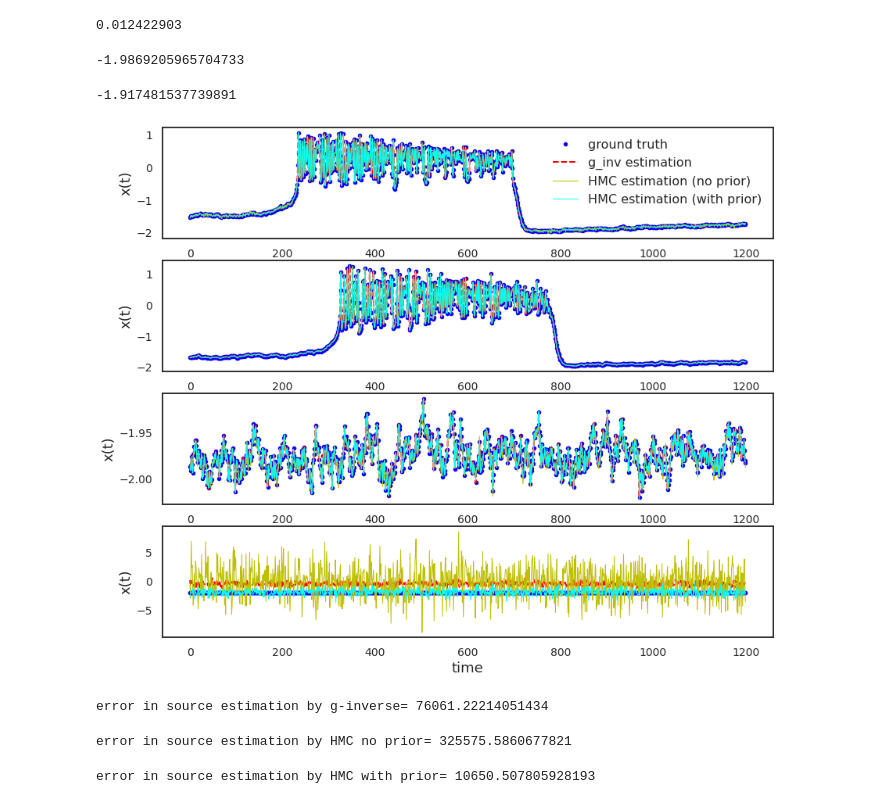
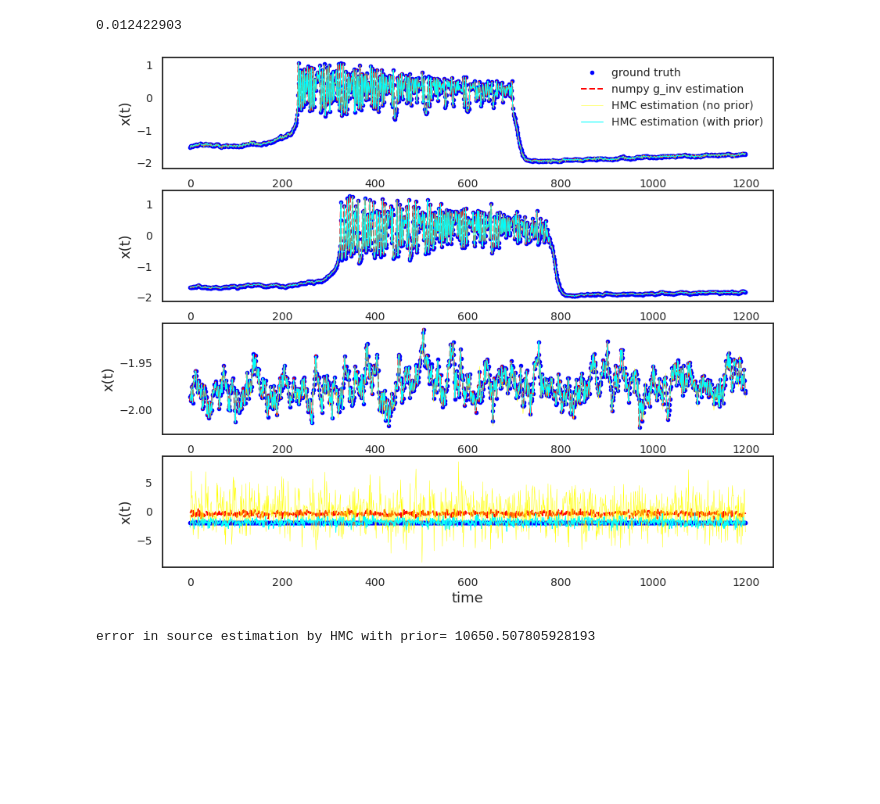
Before and after one commit to ins-amu/BVEP, a Jupyter notebook: PSL/SEEG_Epileptor6D_SourceEstimation_ginv_hmc.ipynb, the cells around one changed output. Saved outputs shown, nothing was run; the diff lists cells and outputs as text; code cells hidden in the pictures; blank space fills up the shorter version.

```diff
--- a/PSL/SEEG_Epileptor6D_SourceEstimation_ginv_hmc.ipynb
+++ b/PSL/SEEG_Epileptor6D_SourceEstimation_ginv_hmc.ipynb
@@ -439,0 +581,5 @@ stan_rdump(data_iput_dict, cwd+'/data_input_files/' + str(data_iput_filename)+ '
+# %%
+X_hmc_ginv=fit['X_est'][-nSample:]
+eps_hmc_ginv=fit['eps'][-nSample:]
+# %%
+X_est_hmc_ginv=np.mean(X_hmc_ginv, axis=0).T
@@ -439,0 +590,18 @@ stan_rdump(data_iput_dict, cwd+'/data_input_files/' + str(data_iput_filename)+ '
+# %%
+plt.figure(figsize=(14,12))
+
+for i in range(len(ROI)):
+    plt.subplot(len(ROI),1,i+1)
+    plt.plot(X_true[ROI[i],], '.b', linewidth=1, label='ground truth', zorder=1)
+    plt.plot(X_est_np_ginv[ROI[i],], 'r--', linewidth=2, label='numpy g_inv estimation', zorder=2)
+    plt.plot(X_est_hmc_ginv[ROI[i],], 'olive', linewidth=.5, label='HMC g_inv estimation', zorder=3)
+
+    plt.ylabel('x(t)',fontsize=18)
+    plt.xticks(fontsize=14)
+    plt.yticks(fontsize=14)
+    if i==0:
+        plt.legend(fontsize=14, frameon=False, loc='upper right')
+
+    if i==(len(ROI)-1):
+        plt.xlabel('time',fontsize=18)
+plt.show()
@@ -589,17 +783,17 @@ plt.figure(figsize=(14,12))
 
 for i in range(len(ROI)):
     plt.subplot(len(ROI),1,i+1)
-    plt.plot(X_true[ROI[i],], '.b', label='ground truth')
-    plt.plot(X_est_ginv[ROI[i],], 'r--', linewidth=2, label='g_inv estimation')
-    plt.plot(X_est_hmc_noprior[ROI[i],], 'y', linewidth=1, label='HMC estimation (no prior)')
+    plt.plot(X_true[ROI[i],], '.b', linewidth=1, label='ground truth', zorder=1)
+    plt.plot(X_est_np_ginv[ROI[i],], 'r--', linewidth=2, label='numpy g_inv estimation', zorder=2)
+    plt.plot(X_est_hmc_noprior[ROI[i],], 'yellow', linewidth=.75, label='HMC estimation (no prior)', zorder=3)
+
     plt.ylabel('x(t)',fontsize=18)
     plt.xticks(fontsize=14)
     plt.yticks(fontsize=14)
     if i==0:
-        plt.legend(fontsize=16, frameon=False, loc='upper right')
+        plt.legend(fontsize=14, frameon=False, loc='upper right')
 
     if i==(len(ROI)-1):
         plt.xlabel('time',fontsize=18)
-plt.savefig(os.path.join(cwd+'/Figs',"Selected_EstimatedSourceSignals_noprior.png"))
 plt.show()
 # %% [output]
@@ -776,32 +964,24 @@ eps_hmc_withprior.mean()
 0.012422903
 # %%
 X_est_hmc_withprior=np.mean(X_hmc_withprior, axis=0)
-# %%
-X_true[50,:].mean()
-# %% [output]
--1.9869205965704733
-# %%
-X_hmc_withprior[50,:].mean()
-# %% [output]
--1.917481537739891
 # %%
 plt.figure(figsize=(14,12))
 
 for i in range(len(ROI)):
     plt.subplot(len(ROI),1,i+1)
-    plt.plot(X_true[ROI[i],], '.b', label='ground truth')
-    plt.plot(X_est_ginv[ROI[i],], 'r--', linewidth=2, label='g_inv estimation')
-    plt.plot(X_est_hmc_noprior[ROI[i],], 'y', linewidth=1, label='HMC estimation (no prior)')
-    plt.plot(X_est_hmc_withprior[ROI[i],], 'cyan', linewidth=1, label='HMC estimation (with prior)')
+    plt.plot(X_true[ROI[i],], '.b', linewidth=1, label='ground truth', zorder=1)
+    plt.plot(X_est_np_ginv[ROI[i],], 'r--', linewidth=2, label='numpy g_inv estimation', zorder=2)
+    plt.plot(X_est_hmc_noprior[ROI[i],], 'yellow', linewidth=.5, label='HMC estimation (no prior)', zorder=4)
+    plt.plot(X_est_hmc_withprior[ROI[i],], 'cyan', linewidth=1, label='HMC estimation (with prior)', zorder=5)
+
     plt.ylabel('x(t)',fontsize=18)
     plt.xticks(fontsize=14)
     plt.yticks(fontsize=14)
     if i==0:
-        plt.legend(fontsize=16, frameon=False, loc='upper right')
+        plt.legend(fontsize=14, frameon=False, loc='upper right')
 
     if i==(len(ROI)-1):
         plt.xlabel('time',fontsize=18)
-plt.savefig(os.path.join(cwd+'/Figs',"Selected_EstimatedSourceSignals_withprior.png"))
 plt.show()
 # %% [output]
-[figure, old version]
+[figure, new version]
@@ -810,4 +987,0 @@ Err_per_region_ginv= np.sum((X_est_ginv-X_true)**2, axis=1)
-# %%
-print('error in source estimation by g-inverse=', np.sum(Err_per_region_ginv))
-# %% [output]
-error in source estimation by g-inverse= 76061.22214051434
@@ -816,7 +988,3 @@ Err_per_region_hmc_noprior= np.sum((X_est_hmc_noprior-X_true)**2, axis=1)
-# %%
-print('error in source estimation by HMC no prior=', np.sum(Err_per_region_hmc_noprior))
-# %% [output]
-error in source estimation by HMC no prior= 325575.5860677821
 # %%
 Err_per_region_hmc_withprior= np.sum((X_est_hmc_withprior-X_true)**2, axis=1)
 # %%
```
Also changed, not shown: parts of 66 cells of this notebook, 1 other file.
